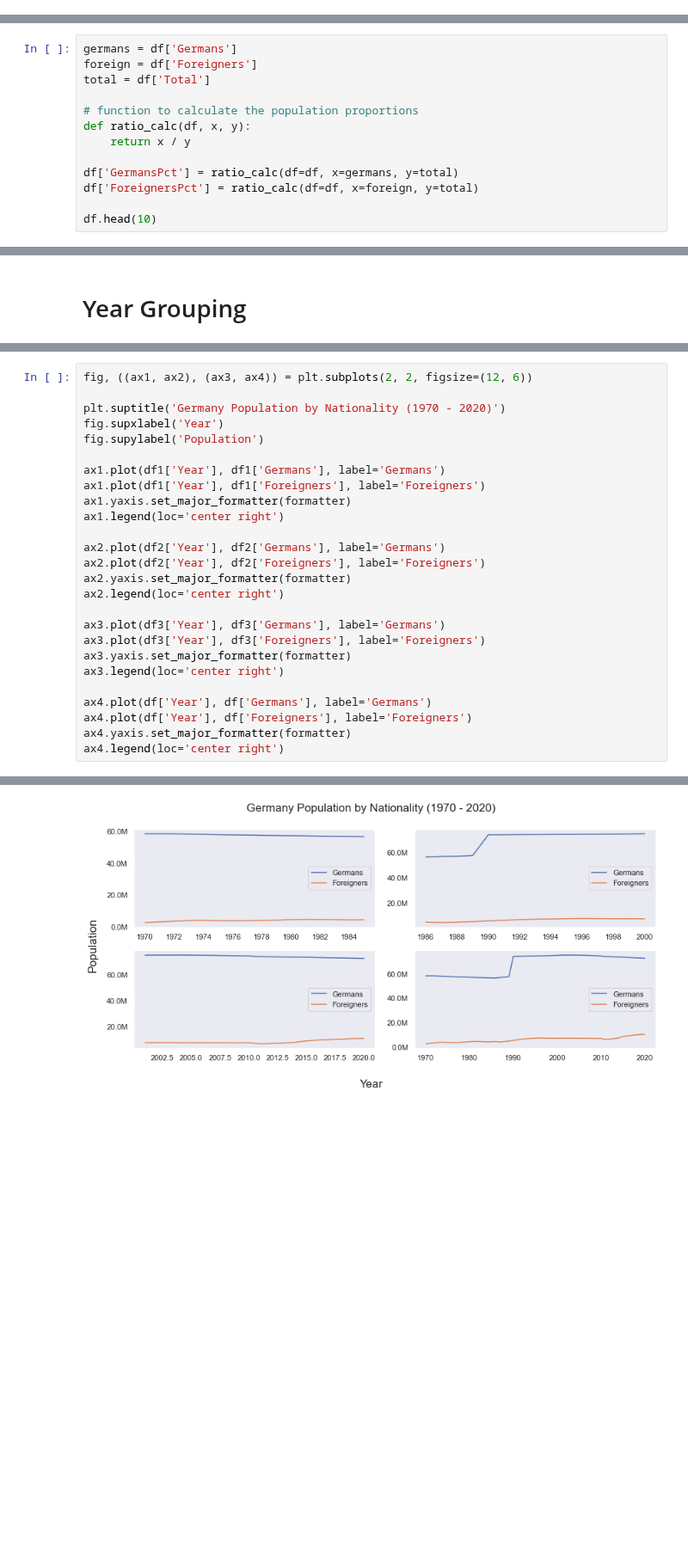
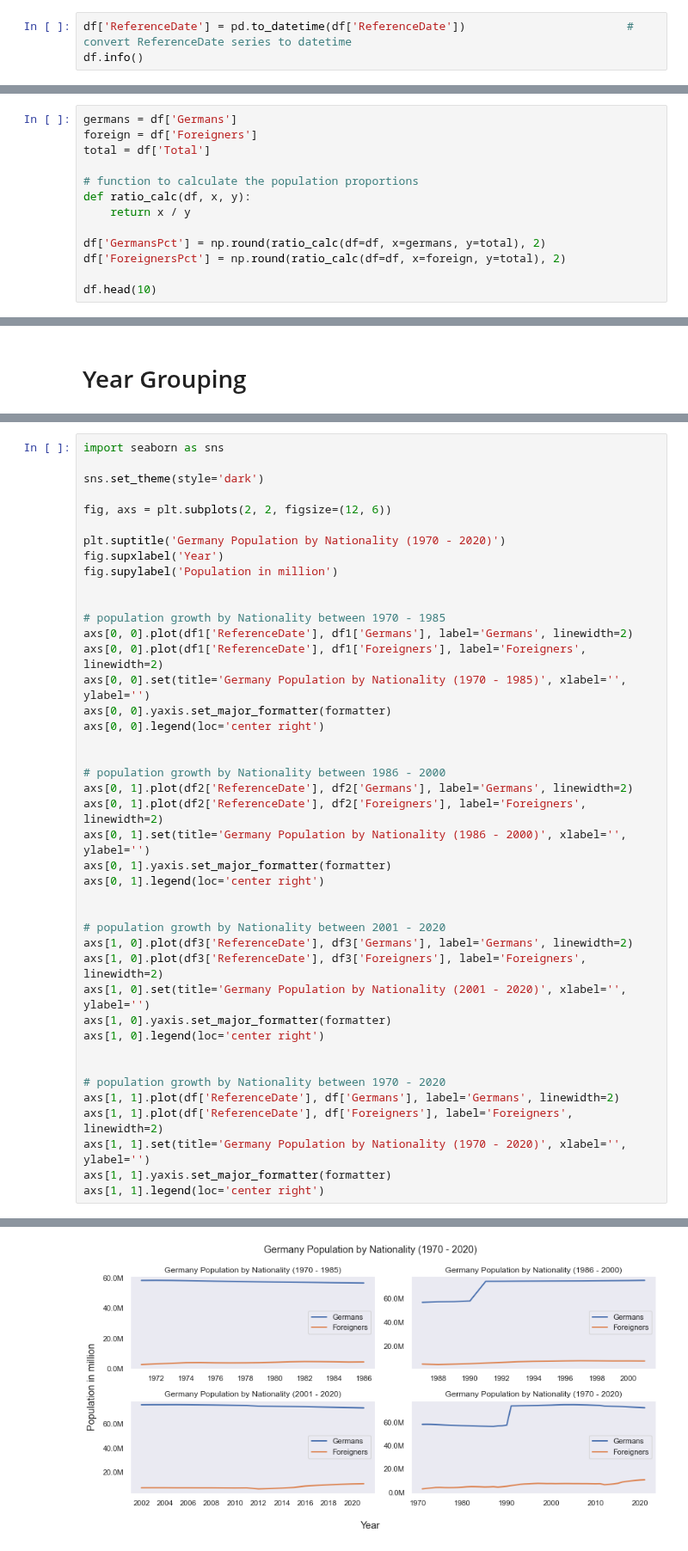
Before and after one commit to eldrigeampong/Data-Science, a Jupyter notebook: Statistisches Bundesamt/Society and environment/proj2.ipynb, the cells around one changed output, grey strips where cells are left out. Shown at 86% size. Saved outputs shown, nothing was run; the diff lists cells and outputs as text; blank space fills up the shorter version.

```diff
--- a/Statistisches Bundesamt/Society and environment/proj2.ipynb
+++ b/Statistisches Bundesamt/Society and environment/proj2.ipynb
@@ -52,3 +61,6 @@ Data columns (total 4 columns):
  3   Total          51 non-null     int64
 dtypes: int64(3), object(1)
 memory usage: 1.7+ KB
+# %%
+df['ReferenceDate'] = pd.to_datetime(df['ReferenceDate'])                        # convert ReferenceDate series to datetime
+df.info()
@@ -79,8 +103,8 @@ total = df['Total']
 def ratio_calc(df, x, y):
     return x / y
 
-df['GermansPct'] = ratio_calc(df=df, x=germans, y=total)
-df['ForeignersPct'] = ratio_calc(df=df, x=foreign, y=total)
+df['GermansPct'] = np.round(ratio_calc(df=df, x=germans, y=total), 2)
+df['ForeignersPct'] = np.round(ratio_calc(df=df, x=foreign, y=total), 2)
 
 df.head(10)
 # %% [output]
@@ -110,31 +135,47 @@ df1 = df.iloc[:16]                                    # year 1970 - 1985
 df2 = df.iloc[16:31]                                  # year 1986 - 2000
 df3 = df.iloc[31:]                                    # year 2000 upwards
 # %%
-fig, ((ax1, ax2), (ax3, ax4)) = plt.subplots(2, 2, figsize=(12, 6))
+import seaborn as sns
+
+sns.set_theme(style='dark')
+
+fig, axs = plt.subplots(2, 2, figsize=(12, 6))
 
 plt.suptitle('Germany Population by Nationality (1970 - 2020)')
 fig.supxlabel('Year')
-fig.supylabel('Population')
+fig.supylabel('Population in million')
 
-ax1.plot(df1['Year'], df1['Germans'], label='Germans')
-ax1.plot(df1['Year'], df1['Foreigners'], label='Foreigners')
-ax1.yaxis.set_major_formatter(formatter)
-ax1.legend(loc='center right')
 
-ax2.plot(df2['Year'], df2['Germans'], label='Germans')
-ax2.plot(df2['Year'], df2['Foreigners'], label='Foreigners')
-ax2.yaxis.set_major_formatter(formatter)
-ax2.legend(loc='center right')
+# population growth by Nationality between 1970 - 1985
+axs[0, 0].plot(df1['ReferenceDate'], df1['Germans'], label='Germans', linewidth=2)
+axs[0, 0].plot(df1['ReferenceDate'], df1['Foreigners'], label='Foreigners', linewidth=2)
+axs[0, 0].set(title='Germany Population by Nationality (1970 - 1985)', xlabel='', ylabel='')
+axs[0, 0].yaxis.set_major_formatter(formatter)
+axs[0, 0].legend(loc='center right')
 
-ax3.plot(df3['Year'], df3['Germans'], label='Germans')
-ax3.plot(df3['Year'], df3['Foreigners'], label='Foreigners')
-ax3.yaxis.set_major_formatter(formatter)
-ax3.legend(loc='center right')
 
-ax4.plot(df['Year'], df['Germans'], label='Germans')
-ax4.plot(df['Year'], df['Foreigners'], label='Foreigners')
-ax4.yaxis.set_major_formatter(formatter)
-ax4.legend(loc='center right')
+# population growth by Nationality between 1986 - 2000
+axs[0, 1].plot(df2['ReferenceDate'], df2['Germans'], label='Germans', linewidth=2)
+axs[0, 1].plot(df2['ReferenceDate'], df2['Foreigners'], label='Foreigners', linewidth=2)
+axs[0, 1].set(title='Germany Population by Nationality (1986 - 2000)', xlabel='', ylabel='')
+axs[0, 1].yaxis.set_major_formatter(formatter)
+axs[0, 1].legend(loc='center right')
+
+
+# population growth by Nationality between 2001 - 2020
+axs[1, 0].plot(df3['ReferenceDate'], df3['Germans'], label='Germans', linewidth=2)
+axs[1, 0].plot(df3['ReferenceDate'], df3['Foreigners'], label='Foreigners', linewidth=2)
+axs[1, 0].set(title='Germany Population by Nationality (2001 - 2020)', xlabel='', ylabel='')
+axs[1, 0].yaxis.set_major_formatter(formatter)
+axs[1, 0].legend(loc='center right')
+
+
+# population growth by Nationality between 1970 - 2020
+axs[1, 1].plot(df['ReferenceDate'], df['Germans'], label='Germans', linewidth=2)
+axs[1, 1].plot(df['ReferenceDate'], df['Foreigners'], label='Foreigners', linewidth=2)
+axs[1, 1].set(title='Germany Population by Nationality (1970 - 2020)', xlabel='', ylabel='')
+axs[1, 1].yaxis.set_major_formatter(formatter)
+axs[1, 1].legend(loc='center right')
 # %% [output]
 <matplotlib.legend.Legend at 0x...>
-[figure, old version]
+[figure, new version]
```
Also changed, not shown: parts of 8 cells of this notebook, 1 other file.
